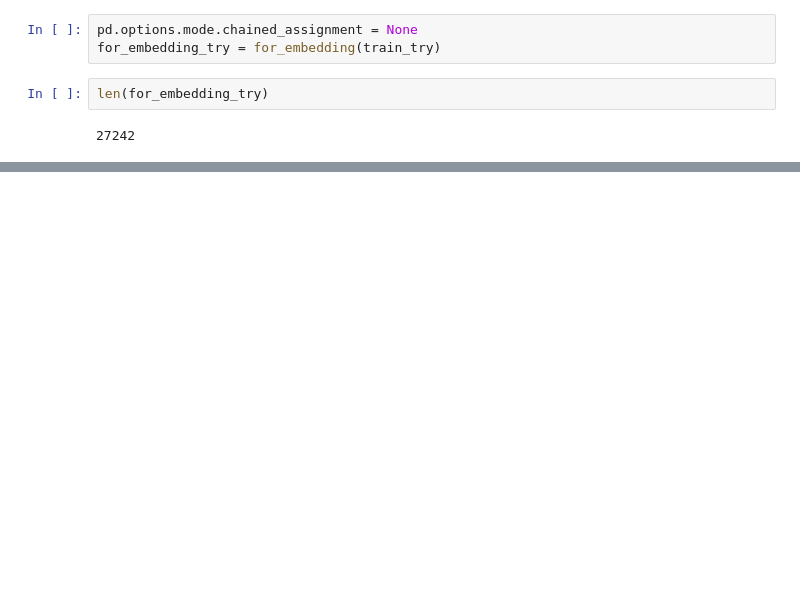
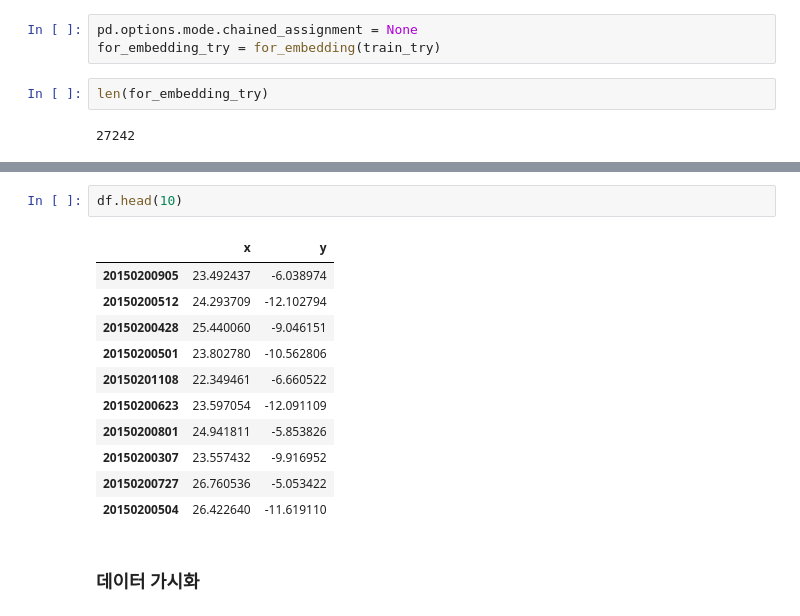
Before and after one commit to 112224/studyselfer, a Jupyter notebook: recommend.ipynb, the cells around one changed output, grey strips where cells are left out. Cells and saved outputs as stored; diff of their text form; blank space fills up the shorter version.

```diff
--- a/recommend.ipynb
+++ b/recommend.ipynb
@@ -216,0 +353,16 @@ len(for_embedding_try)
+# %%
+df.head(10)
+# %% [output]
+|  | x | y |
+| 20150200905 | 23.492437 | -6.038974 |
+| 20150200512 | 24.293709 | -12.102794 |
+| 20150200428 | 25.440060 | -9.046151 |
+| 20150200501 | 23.802780 | -10.562806 |
+| 20150201108 | 22.349461 | -6.660522 |
+| 20150200623 | 23.597054 | -12.091109 |
+| 20150200801 | 24.941811 | -5.853826 |
+| 20150200307 | 23.557432 | -9.916952 |
+| 20150200727 | 26.760536 | -5.053422 |
+| 20150200504 | 26.422640 | -11.619110 |
+# %% [markdown]
+### 데이터 가시화
```
Also changed, not shown: parts of 23 cells of this notebook.
